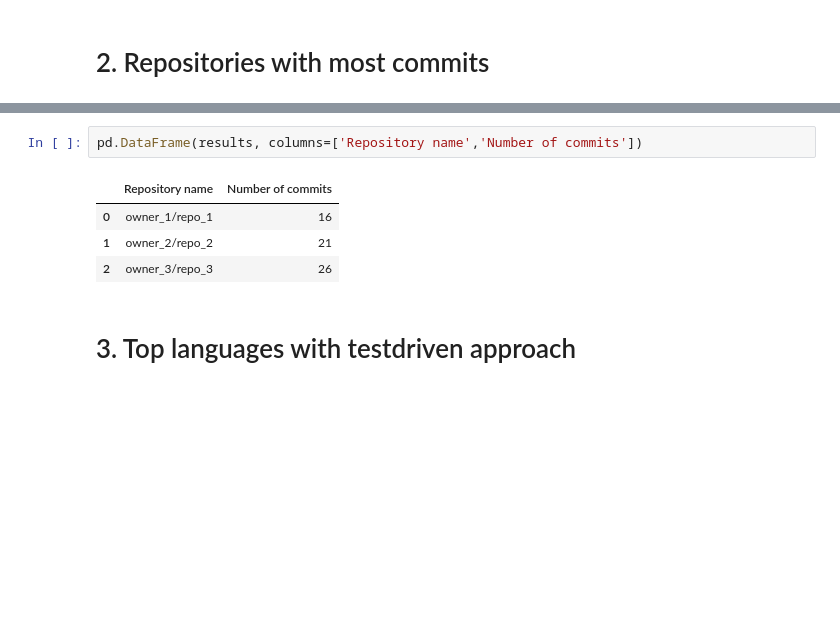
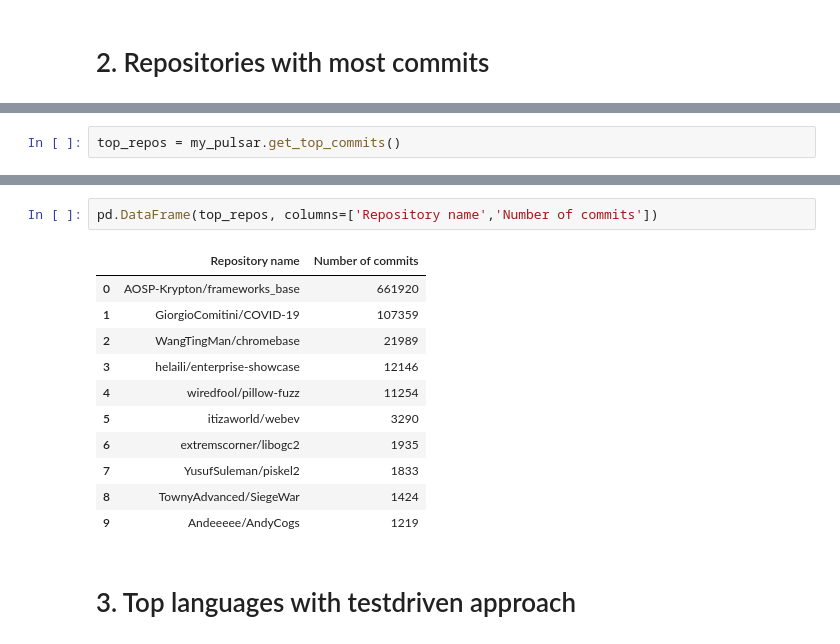
Before and after one commit to nmartinbekier/de2_g12_project, a Jupyter notebook: producer/analysis_client.ipynb, the cells around one changed output, grey strips where cells are left out. Cells and saved outputs as stored; diff of their text form; blank space fills up the shorter version.

Commit message:
Taking info now from Pulsar

```diff
--- a/producer/analysis_client.ipynb
+++ b/producer/analysis_client.ipynb
@@ -91,0 +144,2 @@ for repo in top_repos:
+# %%
+top_repos = my_pulsar.get_top_commits()
@@ -92,10 +171,17 @@ for repo in top_repos:
 # %%
-pd.DataFrame(results, columns=['Repository name','Number of commits'])
+pd.DataFrame(top_repos, columns=['Repository name','Number of commits'])
 # %% [output]
 |  | Repository name | Number of commits |
-| 0 | owner_1/repo_1 | 16 |
-| 1 | owner_2/repo_2 | 21 |
-| 2 | owner_3/repo_3 | 26 |
+| 0 | AOSP-Krypton/frameworks_base | 661920 |
+| 1 | GiorgioComitini/COVID-19 | 107359 |
+| 2 | WangTingMan/chromebase | 21989 |
+| 3 | helaili/enterprise-showcase | 12146 |
+| 4 | wiredfool/pillow-fuzz | 11254 |
+| 5 | itizaworld/webev | 3290 |
+| 6 | extremscorner/libogc2 | 1935 |
+| 7 | YusufSuleman/piskel2 | 1833 |
+| 8 | TownyAdvanced/SiegeWar | 1424 |
+| 9 | Andeeeee/AndyCogs | 1219 |
 # %% [markdown]
 # 3. Top languages with testdriven approach
 # %%
```
Also changed, not shown: parts of 18 cells of this notebook.
